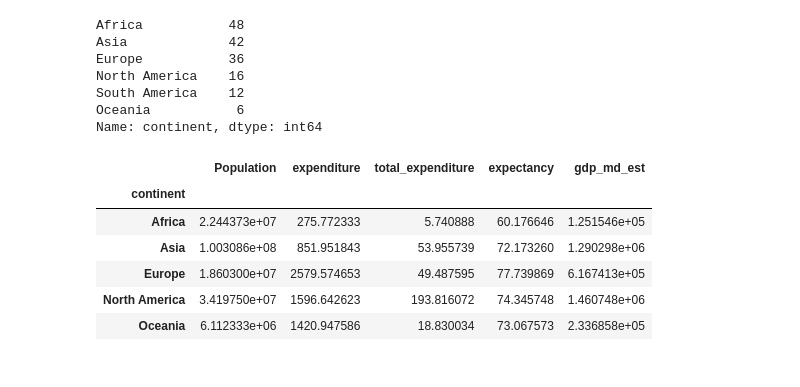
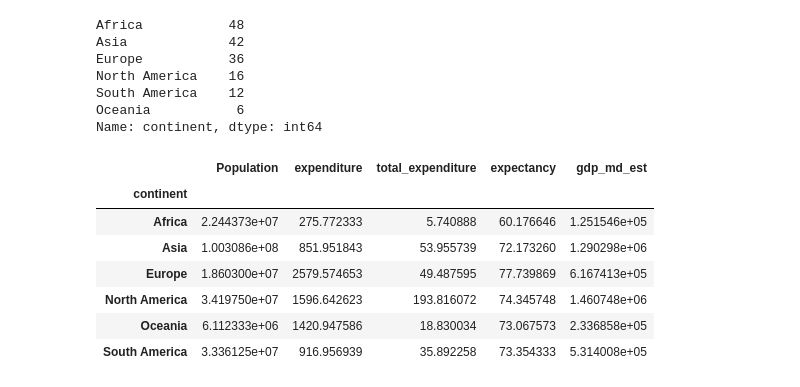
Before and after one commit to abhijeetknayak/Utilities, a Jupyter notebook: Data-Science/Country-Data/life-expectancy.ipynb, the cells around one changed output. Saved outputs shown, nothing was run; the diff lists cells and outputs as text; code cells hidden in the pictures.

```diff
--- a/Data-Science/Country-Data/life-expectancy.ipynb
+++ b/Data-Science/Country-Data/life-expectancy.ipynb
@@ -198,12 +198,13 @@ Name: continent, dtype: int64
 # %%
 # Now groupby continents and find the mean
 continent_data = merged_data.groupby('continent').mean()
-continent_data.head()
+continent_data
 # %% [output]
 |  | Population | expenditure | total_expenditure | expectancy | gdp_md_est |
 | continent |  |  |  |  |  |
 | Africa | 2.244373e+07 | 275.772333 | 5.740888 | 60.176646 | 1.251546e+05 |
 | Asia | 1.003086e+08 | 851.951843 | 53.955739 | 72.173260 | 1.290298e+06 |
 | Europe | 1.860300e+07 | 2579.574653 | 49.487595 | 77.739869 | 6.167413e+05 |
 | North America | 3.419750e+07 | 1596.642623 | 193.816072 | 74.345748 | 1.460748e+06 |
 | Oceania | 6.112333e+06 | 1420.947586 | 18.830034 | 73.067573 | 2.336858e+05 |
+| South America | 3.336125e+07 | 916.956939 | 35.892258 | 73.354333 | 5.314008e+05 |
```
Also changed, not shown: parts of 1 cell of this notebook.
